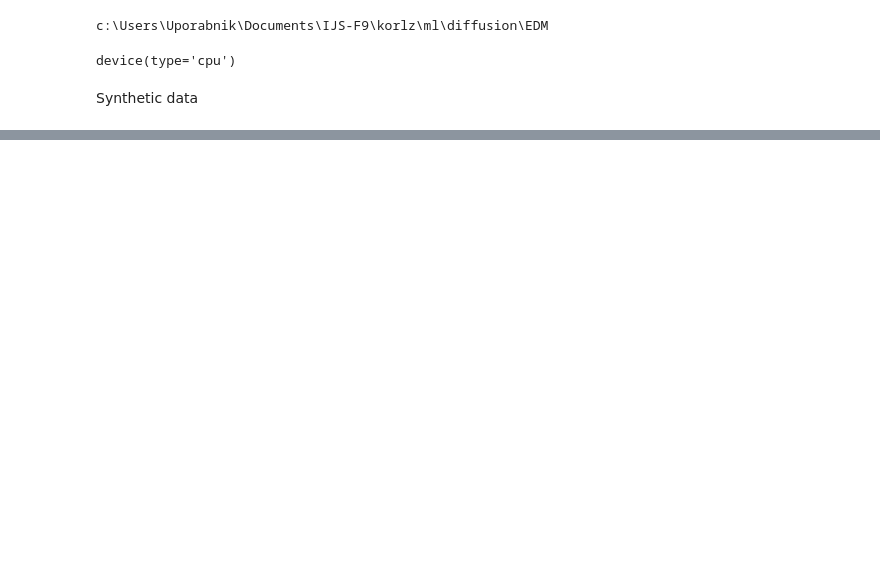
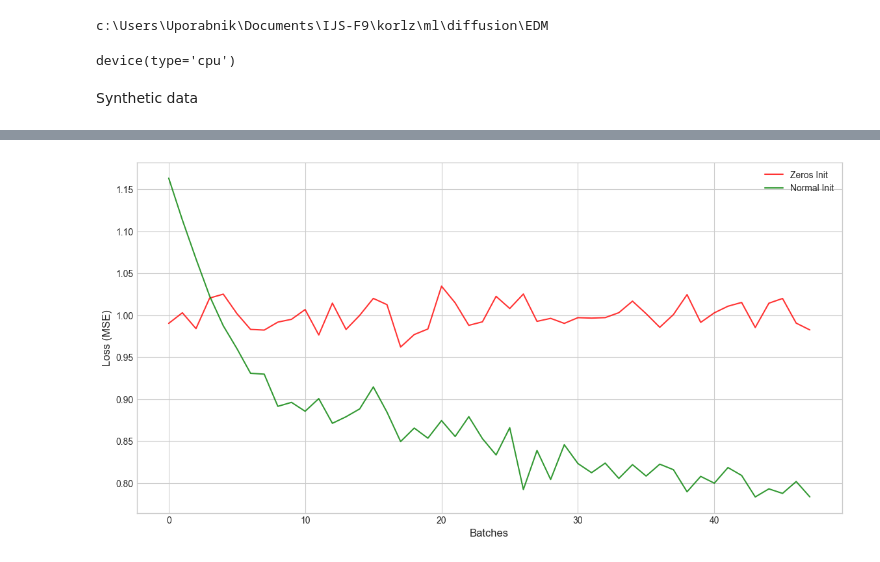
Before and after one commit to korl-z/F9ML_diffusion, a Jupyter notebook: ml/diffusion/EDM/main_EDM_testrun.ipynb, the cells around one changed output, grey strips where cells are left out. Saved outputs shown, nothing was run; the diff lists cells and outputs as text; code cells hidden in the pictures; blank space fills up the shorter version.

```diff
--- a/ml/diffusion/EDM/main_EDM_testrun.ipynb
+++ b/ml/diffusion/EDM/main_EDM_testrun.ipynb
@@ -254,0 +437,20 @@ plt.show()
+# %%
+plt.style.use('seaborn-v0_8-whitegrid')
+plt.figure(figsize=(14, 7))
+
+colors = {
+    'Zeros': 'red',
+    'Normal': 'green',
+    'Normal2': 'purple'
+}
+
+for name, loss_curve in losses.items():
+    plt.plot(loss_curve, color=colors[name], label=f'{name} Init', alpha=0.8)
+
+plt.xlabel('Batches', fontsize=12)
+plt.ylabel('Loss (MSE)', fontsize=12)
+plt.legend()
+#plt.ylim(bottom=0, top=max(losses['Ones'][5:] or [2]) * 1.2) # Adjust y-axis to ignore initial spike
+plt.show()
+# %% [output]
+[figure, added]
```
Also changed, not shown: parts of 29 cells of this notebook, 10 other files.
